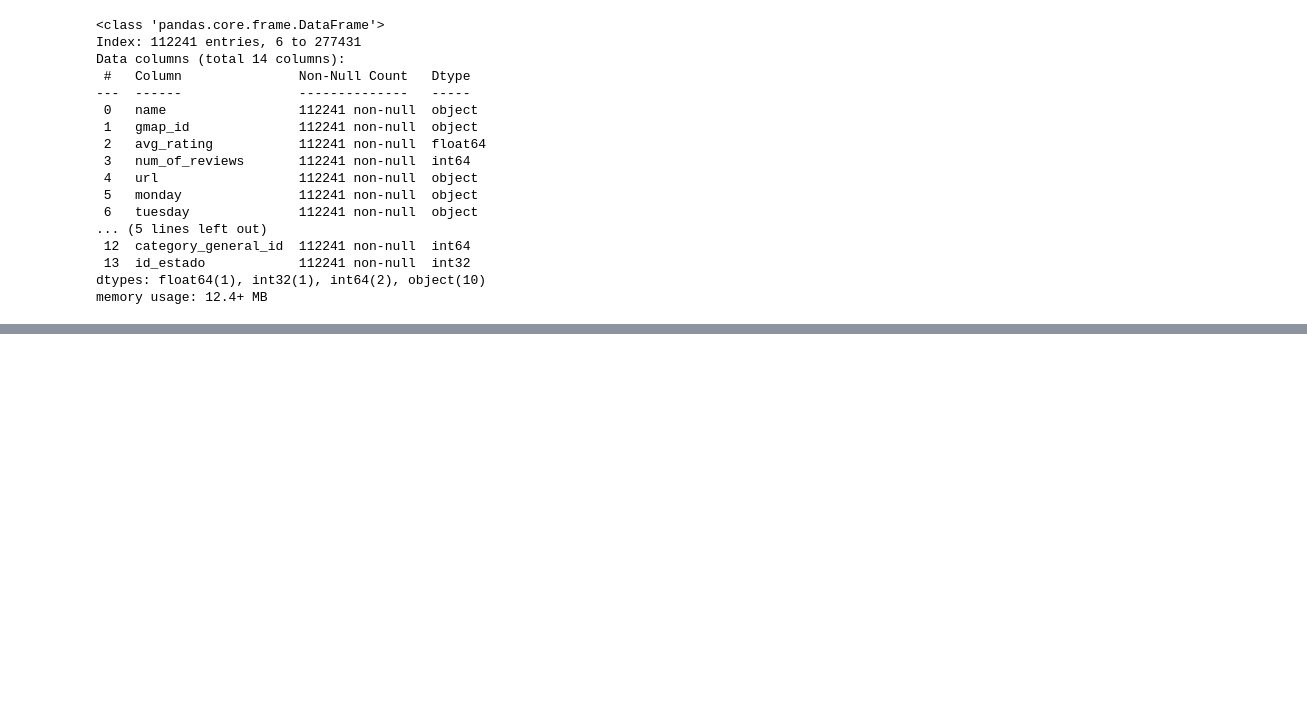
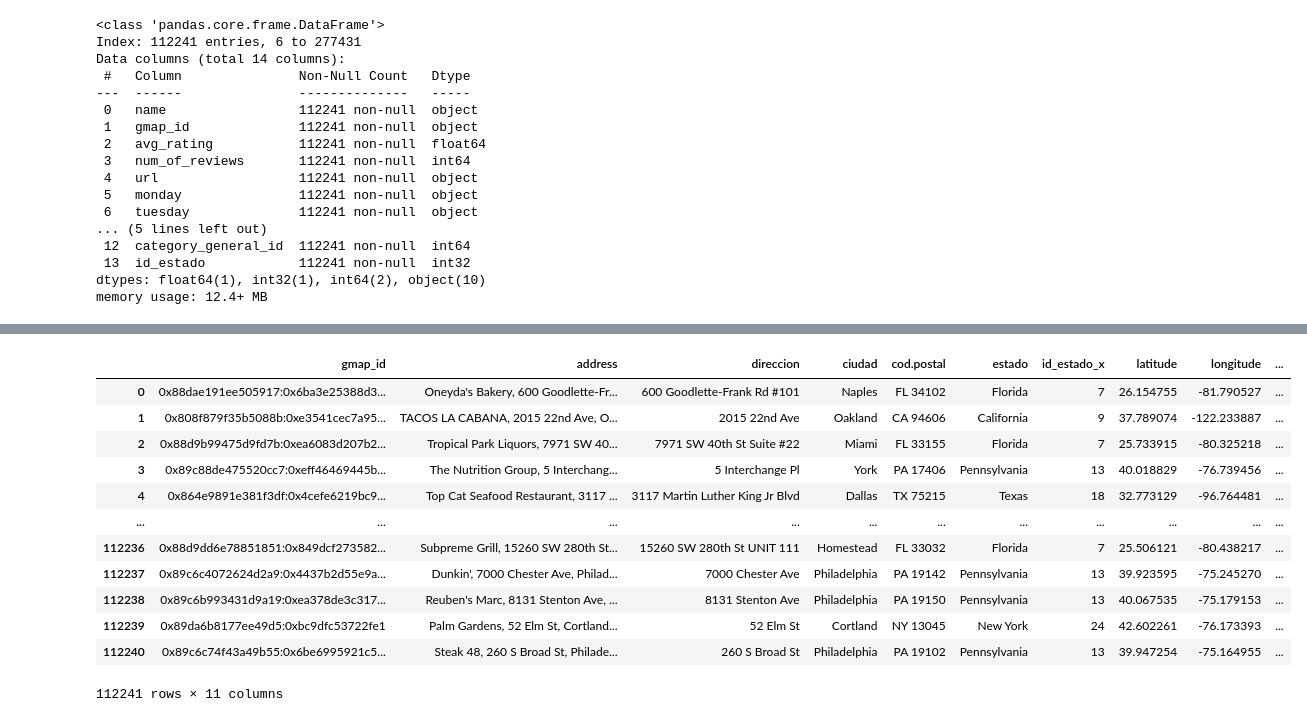
Before and after one commit to agustin-caceres/DataPulse_Gmaps_Yelp, a Jupyter notebook: notebooks/ETL/Google/3.address.ipynb, the cells around one changed output, grey strips where cells are left out. Cells and saved outputs as stored; diff of their text form; code cells hidden in the pictures; blank space fills up the shorter version.

```diff
--- a/notebooks/ETL/Google/3.address.ipynb
+++ b/notebooks/ETL/Google/3.address.ipynb
@@ -266,0 +286,17 @@ memory usage: 12.4+ MB
+# %%
+address = pd.read_parquet(r"C:\Users\Juli\Desktop\Data Science\Archivos Proyecto Final\v0_address.parquet", engine='pyarrow')
+address
+# %% [output]
+|  | gmap_id | address | direccion | ciudad | cod.postal | estado | id_estado_x | latitude | longitude | ... |
+| 0 | 0x88dae191ee505917:0x6ba3e25388d3... | Oneyda's Bakery, 600 Goodlette-Fr... | 600 Goodlette-Frank Rd #101 | Naples | FL 34102 | Florida | 7 | 26.154755 | -81.790527 | ... |
+| 1 | 0x808f879f35b5088b:0xe3541cec7a95... | TACOS LA CABANA, 2015 22nd Ave, O... | 2015 22nd Ave | Oakland | CA 94606 | California | 9 | 37.789074 | -122.233887 | ... |
+| 2 | 0x88d9b99475d9fd7b:0xea6083d207b2... | Tropical Park Liquors, 7971 SW 40... | 7971 SW 40th St Suite #22 | Miami | FL 33155 | Florida | 7 | 25.733915 | -80.325218 | ... |
+| 3 | 0x89c88de475520cc7:0xeff46469445b... | The Nutrition Group, 5 Interchang... | 5 Interchange Pl | York | PA 17406 | Pennsylvania | 13 | 40.018829 | -76.739456 | ... |
+| 4 | 0x864e9891e381f3df:0x4cefe6219bc9... | Top Cat Seafood Restaurant, 3117 ... | 3117 Martin Luther King Jr Blvd | Dallas | TX 75215 | Texas | 18 | 32.773129 | -96.764481 | ... |
+| ... | ... | ... | ... | ... | ... | ... | ... | ... | ... | ... |
+| 112236 | 0x88d9dd6e78851851:0x849dcf273582... | Subpreme Grill, 15260 SW 280th St... | 15260 SW 280th St UNIT 111 | Homestead | FL 33032 | Florida | 7 | 25.506121 | -80.438217 | ... |
+| 112237 | 0x89c6c4072624d2a9:0x4437b2d55e9a... | Dunkin', 7000 Chester Ave, Philad... | 7000 Chester Ave | Philadelphia | PA 19142 | Pennsylvania | 13 | 39.923595 | -75.245270 | ... |
+| 112238 | 0x89c6b993431d9a19:0xea378de3c317... | Reuben's Marc, 8131 Stenton Ave, ... | 8131 Stenton Ave | Philadelphia | PA 19150 | Pennsylvania | 13 | 40.067535 | -75.179153 | ... |
+| 112239 | 0x89da6b8177ee49d5:0xbc9dfc53722fe1 | Palm Gardens, 52 Elm St, Cortland... | 52 Elm St | Cortland | NY 13045 | New York | 24 | 42.602261 | -76.173393 | ... |
+| 112240 | 0x89c6c74f43a49b55:0x6be6995921c5... | Steak 48, 260 S Broad St, Philade... | 260 S Broad St | Philadelphia | PA 19102 | Pennsylvania | 13 | 39.947254 | -75.164955 | ... |
+112241 rows × 11 columns
```
Also changed, not shown: parts of 4 cells of this notebook, 2 other files.
